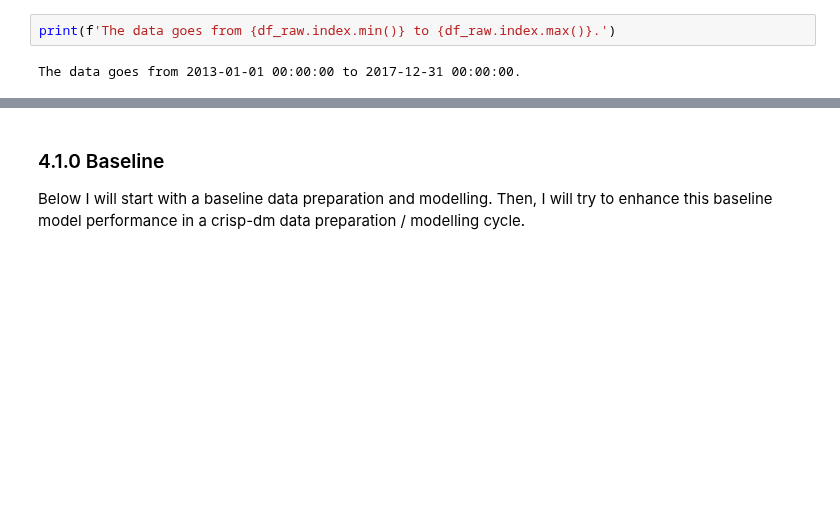
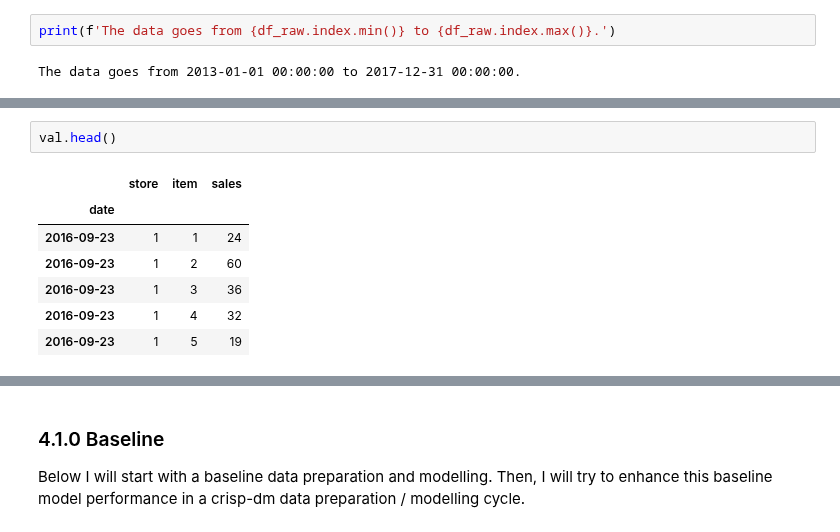
Before and after one commit to allmeidaapedro/Store-Item-Demand-Forecasting, a Jupyter notebook: notebooks/modelling.ipynb, the cells around one changed output, grey strips where cells are left out. Cells and saved outputs as stored; diff of their text form; blank space fills up the shorter version.

```diff
--- a/notebooks/modelling.ipynb
+++ b/notebooks/modelling.ipynb
@@ -93,0 +210,10 @@ def time_series_split(data, target, cutoff_date):
+# %%
+val.head()
+# %% [output]
+|  | store | item | sales |
+| date |  |  |  |
+| 2016-09-23 | 1 | 1 | 24 |
+| 2016-09-23 | 1 | 2 | 60 |
+| 2016-09-23 | 1 | 3 | 36 |
+| 2016-09-23 | 1 | 4 | 32 |
+| 2016-09-23 | 1 | 5 | 19 |
```
Also changed, not shown: parts of 36 cells of this notebook, 1 other file.
